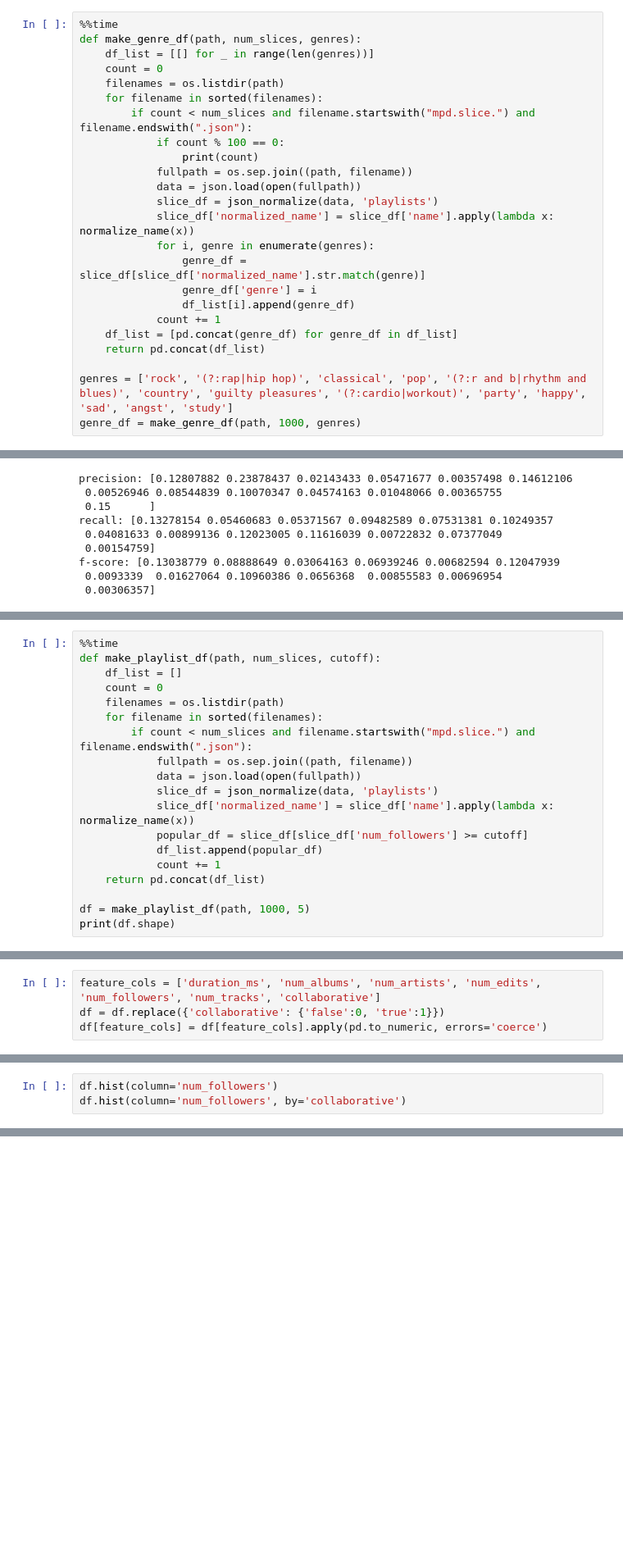
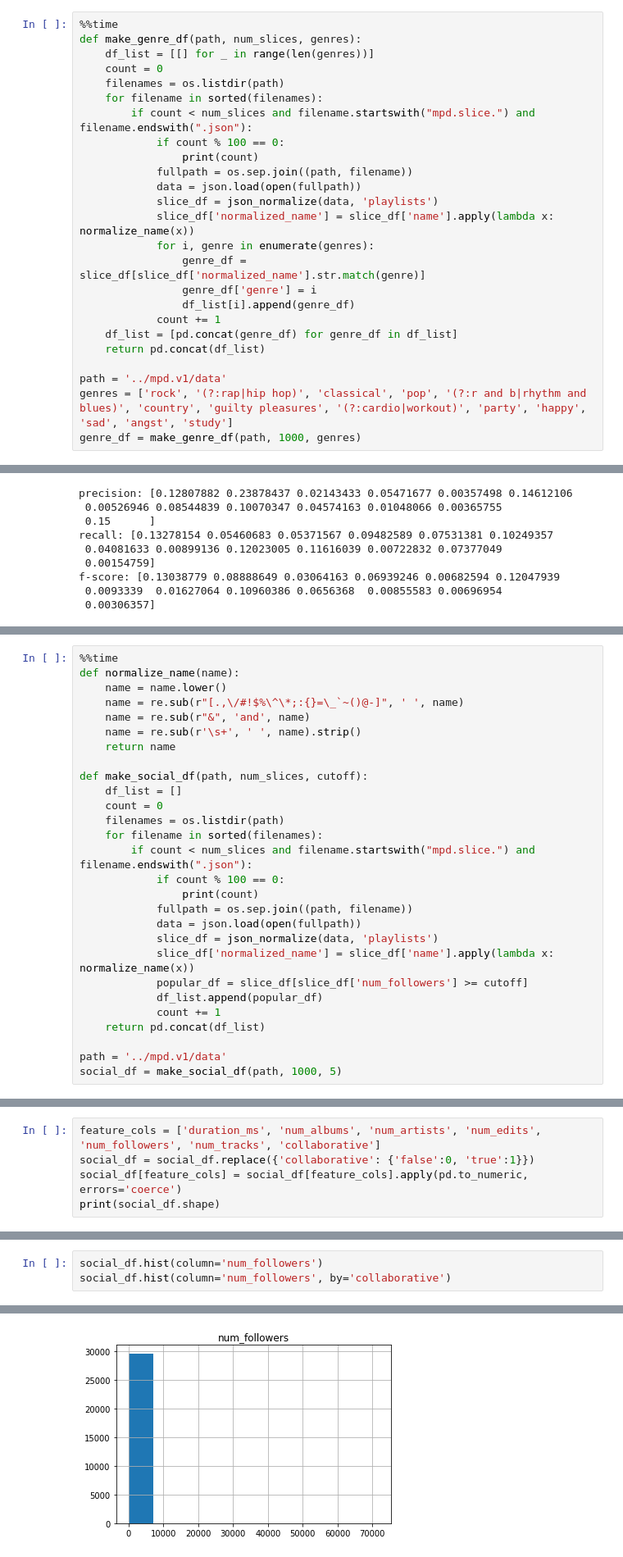
Before and after one commit to caravanuden/spotify_recsys, a Jupyter notebook: exploratory_analysis.ipynb, the cells around one changed output, grey strips where cells are left out. Shown: that part at 82% size. Cells and saved outputs as stored; diff of their text form; blank space fills up the shorter version.

```diff
--- a/exploratory_analysis.ipynb
+++ b/exploratory_analysis.ipynb
@@ -239,6 +237,7 @@ def make_genre_df(path, num_slices, genres):
     df_list = [pd.concat(genre_df) for genre_df in df_list]
     return pd.concat(df_list)
 
+path = '../mpd.v1/data'
 genres = ['rock', '(?:rap|hip hop)', 'classical', 'pop', '(?:r and b|rhythm and blues)', 'country', 'guilty pleasures', '(?:cardio|workout)', 'party', 'happy', 'sad', 'angst', 'study']
 genre_df = make_genre_df(path, 1000, genres)
 # %% [output]
@@ -366,11 +365,20 @@ plt.show()
 # %%
 %%time
-def make_playlist_df(path, num_slices, cutoff):
+def normalize_name(name):
+    name = name.lower()
+    name = re.sub(r"[.,\/#!$%\^\*;:{}=\_`~()@-]", ' ', name)
+    name = re.sub(r"&", 'and', name)
+    name = re.sub(r'\s+', ' ', name).strip()
+    return name
+
+def make_social_df(path, num_slices, cutoff):
     df_list = []
     count = 0
     filenames = os.listdir(path)
     for filename in sorted(filenames):
         if count < num_slices and filename.startswith("mpd.slice.") and filename.endswith(".json"):
+            if count % 100 == 0:
+                print(count)
             fullpath = os.sep.join((path, filename))
             data = json.load(open(fullpath))
             slice_df = json_normalize(data, 'playlists')
@@ -380,5 +388,5 @@ def make_playlist_df(path, num_slices, cutoff):
             count += 1
     return pd.concat(df_list)
 
-df = make_playlist_df(path, 1000, 5)
-print(df.shape)
+path = '../mpd.v1/data'
+social_df = make_social_df(path, 1000, 5)
@@ -385,4 +406,5 @@ print(df.shape)
 # %%
 feature_cols = ['duration_ms', 'num_albums', 'num_artists', 'num_edits', 'num_followers', 'num_tracks', 'collaborative']
-df = df.replace({'collaborative': {'false':0, 'true':1}})
-df[feature_cols] = df[feature_cols].apply(pd.to_numeric, errors='coerce')
+social_df = social_df.replace({'collaborative': {'false':0, 'true':1}})
+social_df[feature_cols] = social_df[feature_cols].apply(pd.to_numeric, errors='coerce')
+print(social_df.shape)
@@ -401,3 +450,4 @@ print('There were {0} non-collaborative playlists.'.format(sum(df['collaborative
 # %%
-df.hist(column='num_followers')
-df.hist(column='num_followers', by='collaborative')
+social_df.hist(column='num_followers')
+social_df.hist(column='num_followers', by='collaborative')
+# %% [output]
@@ -403,0 +457 @@ df.hist(column='num_followers', by='collaborative')
+[figure, added]
```
Also changed, not shown: parts of 31 cells of this notebook.
